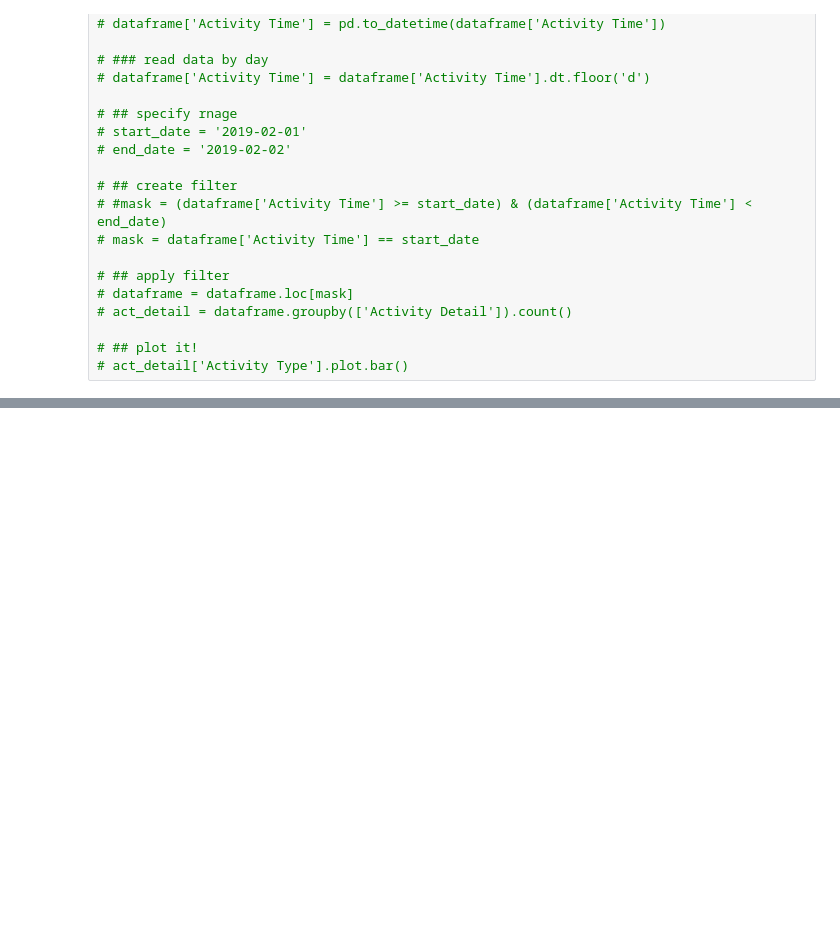
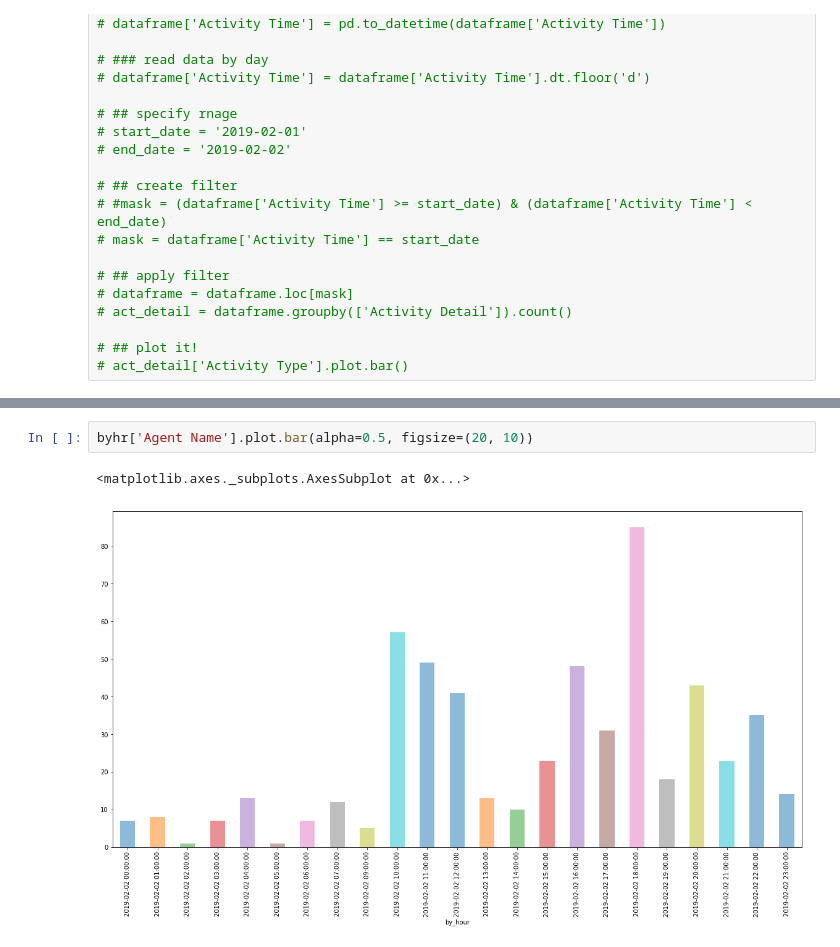
Before and after one commit to jlmorales/RoSC, a Jupyter notebook: cfg/Response/Untitled.ipynb, the cells around one changed output, grey strips where cells are left out. Saved outputs shown, nothing was run; the diff lists cells and outputs as text; blank space fills up the shorter version.

Commit message:
agents working at given hour for a day is done

```diff
--- a/cfg/Response/Untitled.ipynb
+++ b/cfg/Response/Untitled.ipynb
@@ -116,3 +117,8 @@ byhr
 | 2019-02-02 21:00:00 | 23 | 23 | 23 | 23 | 13 | 20 | ... |
 | 2019-02-02 22:00:00 | 35 | 35 | 35 | 35 | 22 | 35 | ... |
 | 2019-02-02 23:00:00 | 14 | 14 | 14 | 14 | 7 | 12 | ... |
+# %%
+byhr['Agent Name'].plot.bar(alpha=0.5, figsize=(20, 10))
+# %% [output]
+<matplotlib.axes._subplots.AxesSubplot at 0x...>
+[figure, added]
```
Also changed, not shown: parts of 1 cell of this notebook.
